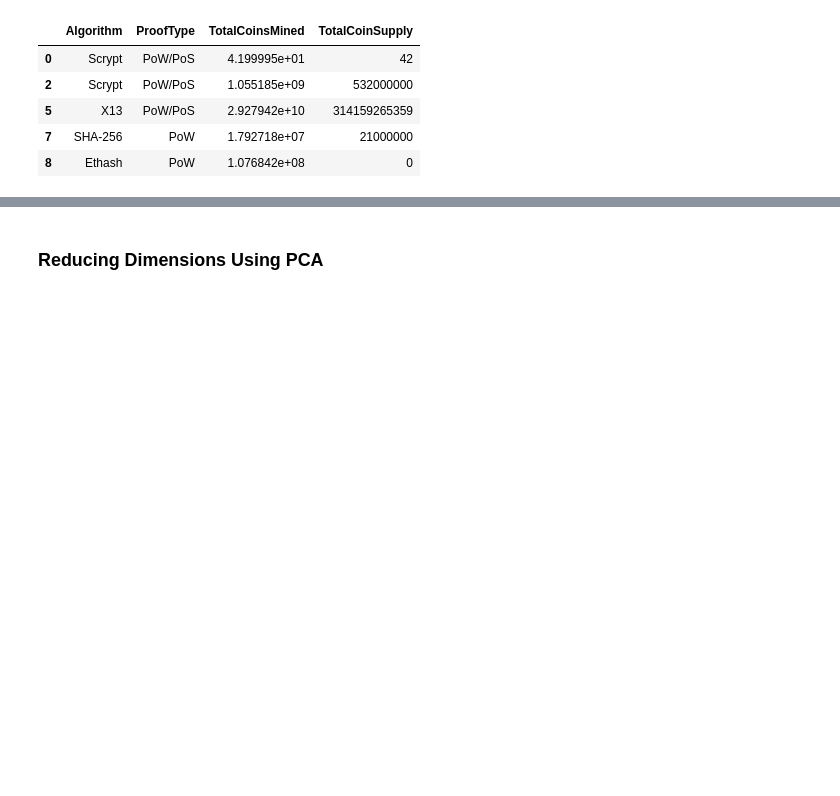
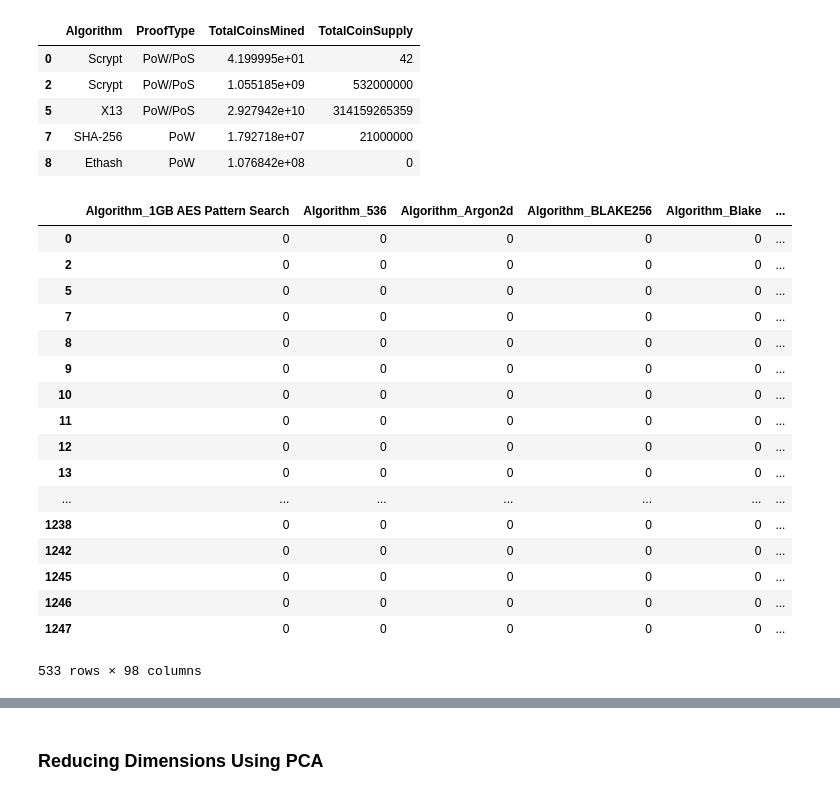
Before and after one commit to Caresir/unit13-challenge, a Jupyter notebook: crypto_clustering.ipynb, the cells around one changed output, grey strips where cells are left out. Cells and saved outputs as stored; diff of their text form; code cells hidden in the pictures; blank space fills up the shorter version.

Commit message:
Created dummies for algorithm and prooftype, standardized data, and used the PCA to reduce the dimensions to 3

```diff
--- a/crypto_clustering.ipynb
+++ b/crypto_clustering.ipynb
@@ -149,4 +148,26 @@ crypto_df.head()
 | 8 | Ethash | PoW | 1.076842e+08 | 0 |
 # %%
 # Create dummy variables for text features
-X =
+X = crypto_df[['Algorithm', 'ProofType']]
+X = pd.DataFrame(X)
+X_binary_encoded = pd.get_dummies(X)
+X_binary_encoded
+# %% [output]
+|  | Algorithm_1GB AES Pattern Search | Algorithm_536 | Algorithm_Argon2d | Algorithm_BLAKE256 | Algorithm_Blake | ... |
+| 0 | 0 | 0 | 0 | 0 | 0 | ... |
+| 2 | 0 | 0 | 0 | 0 | 0 | ... |
+| 5 | 0 | 0 | 0 | 0 | 0 | ... |
+| 7 | 0 | 0 | 0 | 0 | 0 | ... |
+| 8 | 0 | 0 | 0 | 0 | 0 | ... |
+| 9 | 0 | 0 | 0 | 0 | 0 | ... |
+| 10 | 0 | 0 | 0 | 0 | 0 | ... |
+| 11 | 0 | 0 | 0 | 0 | 0 | ... |
+| 12 | 0 | 0 | 0 | 0 | 0 | ... |
+| 13 | 0 | 0 | 0 | 0 | 0 | ... |
+| ... | ... | ... | ... | ... | ... | ... |
+| 1238 | 0 | 0 | 0 | 0 | 0 | ... |
+| 1242 | 0 | 0 | 0 | 0 | 0 | ... |
+| 1245 | 0 | 0 | 0 | 0 | 0 | ... |
+| 1246 | 0 | 0 | 0 | 0 | 0 | ... |
+| 1247 | 0 | 0 | 0 | 0 | 0 | ... |
+533 rows × 98 columns
```
Also changed, not shown: parts of 4 cells of this notebook.
